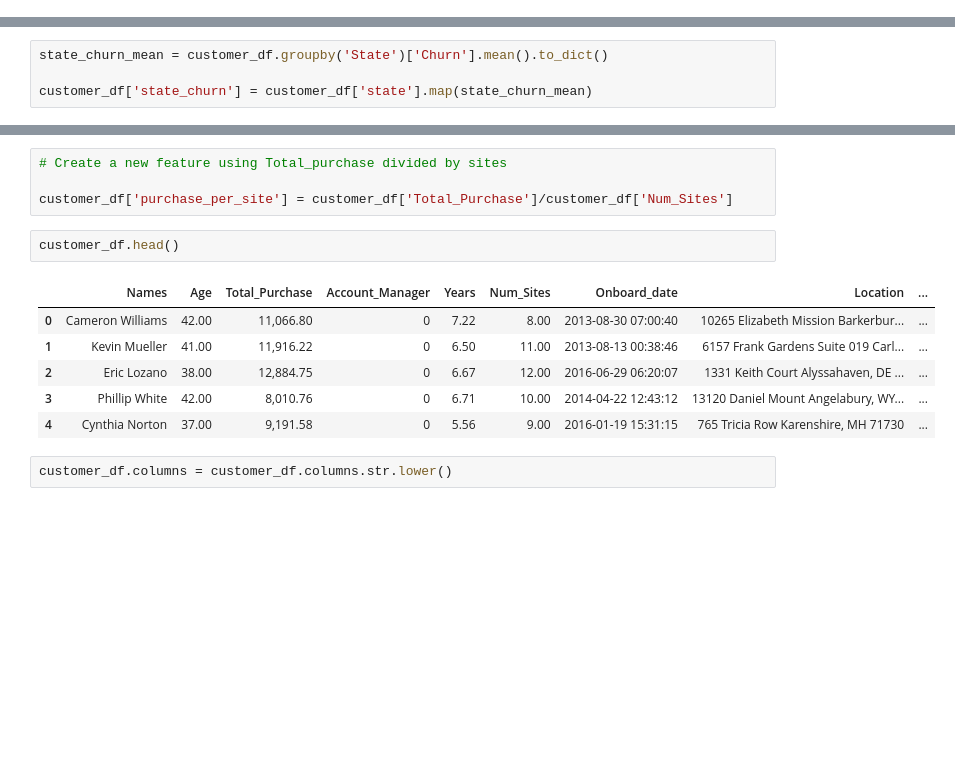
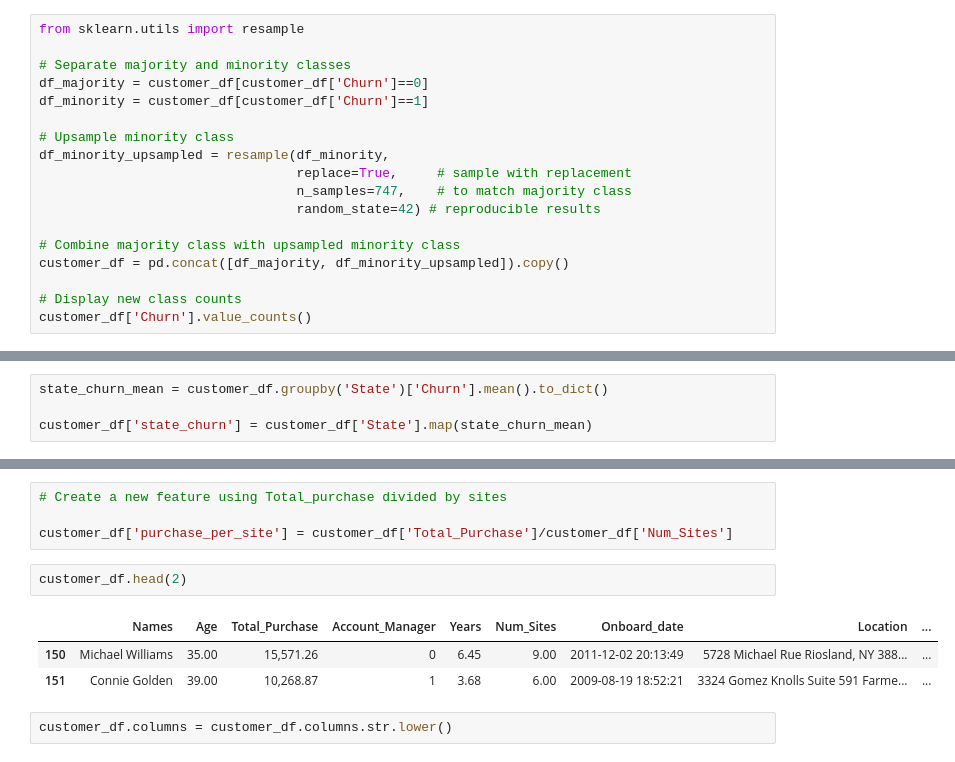
Before and after one commit to shabrown/customer_churn_prediction, a Jupyter notebook: customer_churn_prediction.ipynb, the cells around one changed output, grey strips where cells are left out. Cells and saved outputs as stored; diff of their text form; blank space fills up the shorter version.

```diff
--- a/customer_churn_prediction.ipynb
+++ b/customer_churn_prediction.ipynb
@@ -314,3 +318,21 @@ There is still a lot of room to improve the performance:
 # %% [markdown]
 # Part 3 - DEVELOP
 ## ---- 7 Feature Engineering ----
+# %%
+from sklearn.utils import resample
+
+# Separate majority and minority classes
+df_majority = customer_df[customer_df['Churn']==0]
+df_minority = customer_df[customer_df['Churn']==1]
+
+# Upsample minority class
+df_minority_upsampled = resample(df_minority,
+                                 replace=True,     # sample with replacement
+                                 n_samples=747,    # to match majority class
+                                 random_state=42) # reproducible results
+
+# Combine majority class with upsampled minority class
+customer_df = pd.concat([df_majority, df_minority_upsampled]).copy()
+
+# Display new class counts
+customer_df['Churn'].value_counts()
@@ -317,7 +343,7 @@ There is still a lot of room to improve the performance:
 # %%
 state_churn_mean = customer_df.groupby('State')['Churn'].mean().to_dict()
 
-customer_df['state_churn'] = customer_df['state'].map(state_churn_mean)
+customer_df['state_churn'] = customer_df['State'].map(state_churn_mean)
 # %%
 customer_df.head(2)
 # %% [output]
@@ -337,14 +363,11 @@ customer_df['sites_per_year'] = customer_df['Num_Sites']/customer_df['Years']
 
 customer_df['purchase_per_site'] = customer_df['Total_Purchase']/customer_df['Num_Sites']
 # %%
-customer_df.head()
+customer_df.head(2)
 # %% [output]
 |  | Names | Age | Total_Purchase | Account_Manager | Years | Num_Sites | Onboard_date | Location | ... |
-| 0 | Cameron Williams | 42.00 | 11,066.80 | 0 | 7.22 | 8.00 | 2013-08-30 07:00:40 | 10265 Elizabeth Mission Barkerbur... | ... |
-| 1 | Kevin Mueller | 41.00 | 11,916.22 | 0 | 6.50 | 11.00 | 2013-08-13 00:38:46 | 6157 Frank Gardens Suite 019 Carl... | ... |
-| 2 | Eric Lozano | 38.00 | 12,884.75 | 0 | 6.67 | 12.00 | 2016-06-29 06:20:07 | 1331 Keith Court Alyssahaven, DE ... | ... |
-| 3 | Phillip White | 42.00 | 8,010.76 | 0 | 6.71 | 10.00 | 2014-04-22 12:43:12 | 13120 Daniel Mount Angelabury, WY... | ... |
-| 4 | Cynthia Norton | 37.00 | 9,191.58 | 0 | 5.56 | 9.00 | 2016-01-19 15:31:15 | 765 Tricia Row Karenshire, MH 71730 | ... |
+| 150 | Michael Williams | 35.00 | 15,571.26 | 0 | 6.45 | 9.00 | 2011-12-02 20:13:49 | 5728 Michael Rue Riosland, NY 388... | ... |
+| 151 | Connie Golden | 39.00 | 10,268.87 | 1 | 3.68 | 6.00 | 2009-08-19 18:52:21 | 3324 Gomez Knolls Suite 591 Farme... | ... |
 # %%
 customer_df.columns = customer_df.columns.str.lower()
 # %%
```
Also changed, not shown: parts of 40 cells of this notebook, 8 other files.
